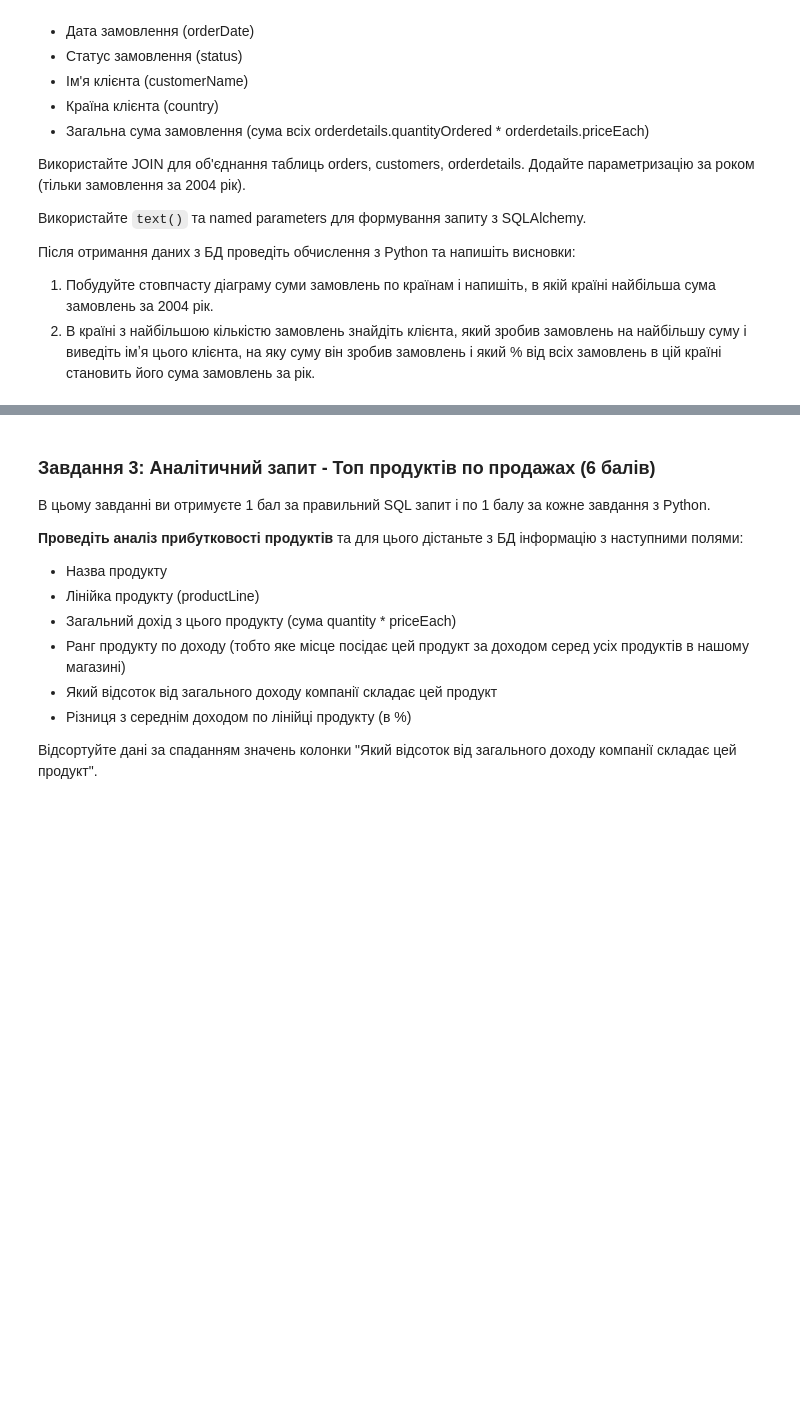
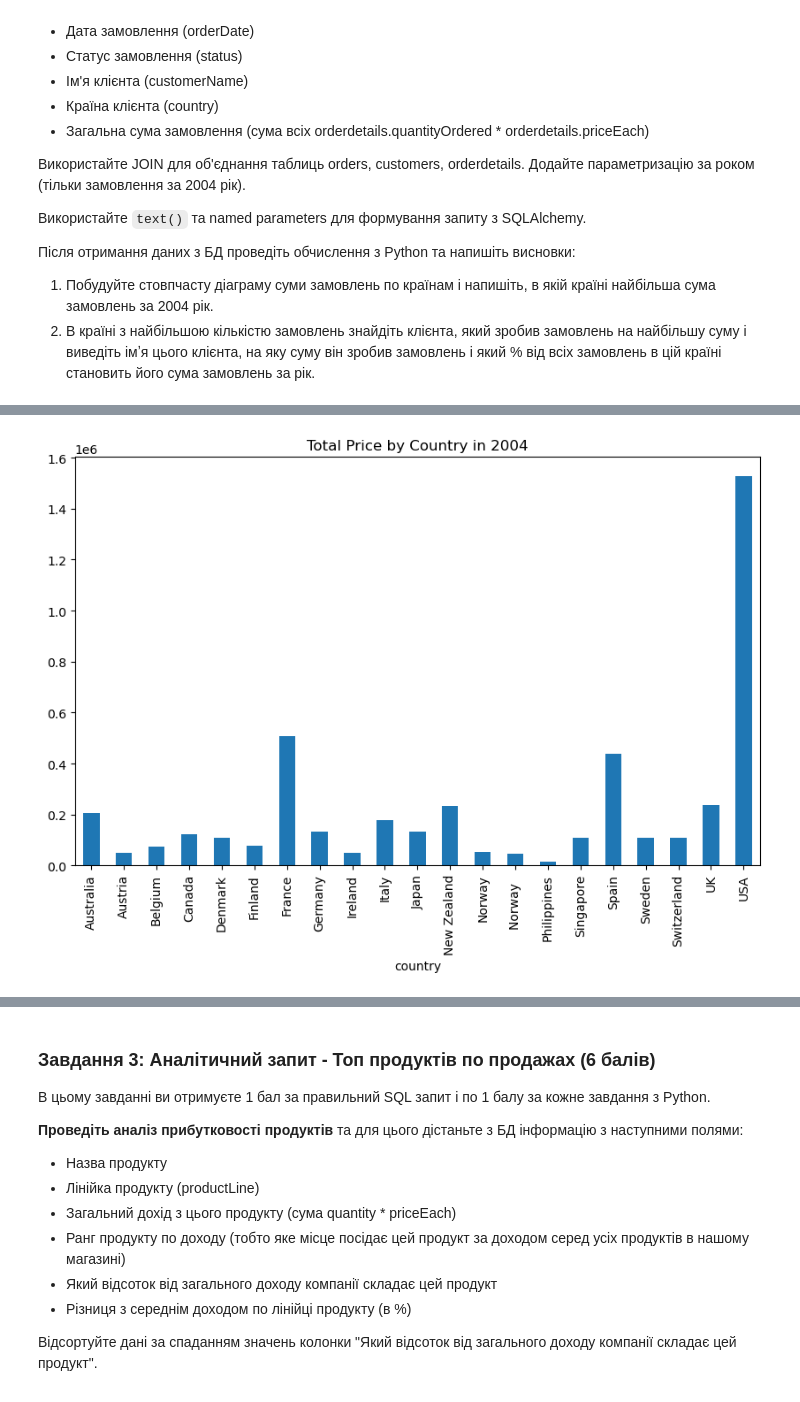
Before and after one commit to olesia-za/python_for_ds_tasks, a Jupyter notebook: hometasks/OZ_Done_11_HW1_Integration_Python_and_SQL_data_request.ipynb, the cells around one changed output, grey strips where cells are left out. Saved outputs shown, nothing was run; the diff lists cells and outputs as text; code cells hidden in the pictures; blank space fills up the shorter version.

```diff
--- a/hometasks/OZ_Done_11_HW1_Integration_Python_and_SQL_data_request.ipynb
+++ b/hometasks/OZ_Done_11_HW1_Integration_Python_and_SQL_data_request.ipynb
@@ -66,3 +168,32 @@
 Після отримання даних з БД проведіть обчислення з Python та напишіть висновки:
 1. Побудуйте стовпчасту діаграму суми замовлень по країнам і напишіть, в якій країні найбільша сума замовлень за 2004 рік.
 2. В країні з найбільшою кількістю замовлень знайдіть клієнта, який зробив замовлень на найбільшу суму і виведіть імʼя цього клієнта, на яку суму він зробив замовлень і який % від всіх замовлень в цій країні становить його сума замовлень за рік.
+# %%
+# 1) Найбільша сума замовлень за 2004 рік від клієнтів США
+# 2)розрахунок нижче
+
+order_details_for_2004 = text("""
+    SELECT o.orderNumber, o.orderDate, o.status, c.customerName,c.country, od.quantityOrdered * od.priceEach as totalPrice
+    FROM orders o
+    LEFT JOIN orderdetails od ON o.orderNumber = od.orderNumber
+    LEFT JOIN customers c ON o.customerNumber = c.customerNumber
+    WHERE o.orderDate BETWEEN :start_date AND :end_date
+    ORDER BY o.orderDate DESC
+""")
+
+# Параметри як словник
+start_date = datetime.date(2004, 1, 1)
+end_date = datetime.date(2004, 12, 31)
+
+df_order_details_for_2004 = pd.read_sql(
+    order_details_for_2004,
+    engine,
+    params={
+        'start_date': start_date,
+        'end_date': end_date
+    }
+    # parse_dates=['hire_date']
+)
+
+# df_order_details_for_2004['totalPrice'] = round(df_order_details_for_2004['quantityOrdered'] * df_order_details_for_2004['priceEach'],2)
+display(df_order_details_for_2004.head())
@@ -68,0 +207,4 @@
+# %%
+df_order_details_for_2004.groupby('country')['totalPrice'].agg('sum').plot(kind='bar', figsize=(10, 6), title='Total Price by Country in 2004');
+# %% [output]
+[figure, added]
```
Also changed, not shown: parts of 6 cells of this notebook.
